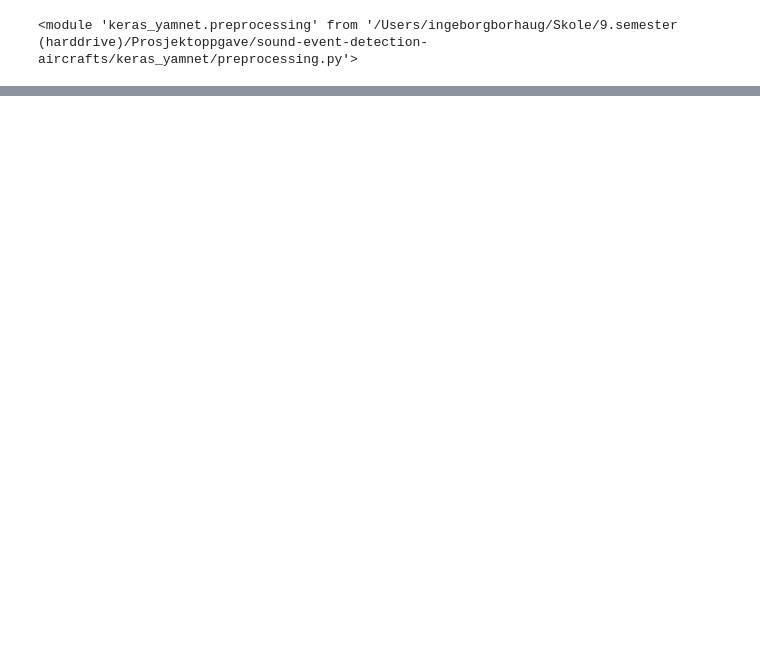
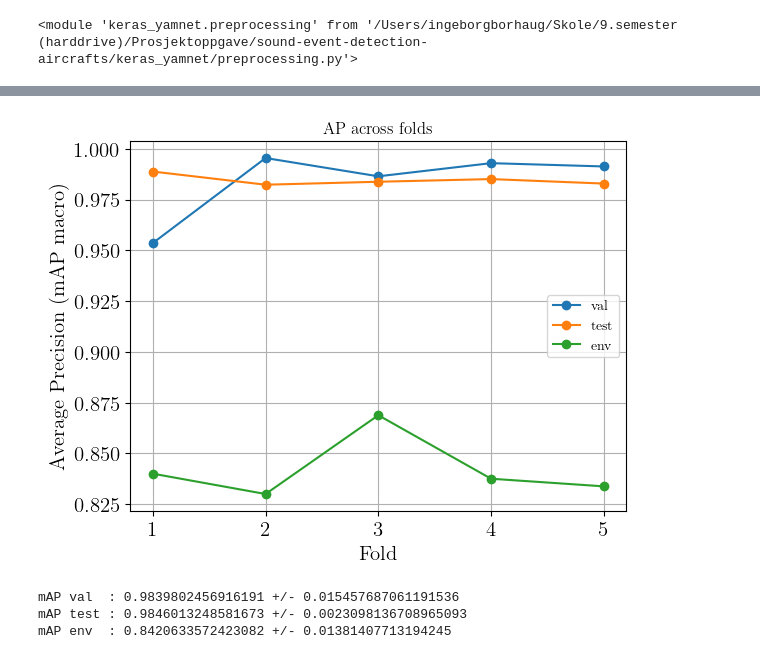
Before and after one commit to ingeborgborhaug/sound-event-detection-aircrafts, a Jupyter notebook: train.ipynb, the cells around one changed output, grey strips where cells are left out. Drawn from its saved outputs; the diff is of its cells as text; code cells hidden in the pictures; blank space fills up the shorter version.

```diff
--- a/train.ipynb
+++ b/train.ipynb
@@ -607,8 +451,0 @@ Saved loss plot in vector PDF: history/20251212-162657/loss_plot.pdf
-# %%
-# Load model
-
-path = "history/20251211-103901/modified_model_15.pt"
-device, _ = get_device()
-synthetic_data_folder = "dataset/synthetic_data/part1"
-
-model = torch.load(path, map_location=device, weights_only=False)
@@ -675,0 +562,19 @@ Segment-based (Test set)
+# %%
+# Remove fold 0 samples
+if folds_train is not None:
+    initial_count = len(X_train)
+    keep_idx = folds_train != 0
+    num_removed = np.sum(~keep_idx)
+    num_kept = np.sum(keep_idx)
+    percent_removed = (num_removed / initial_count) * 100
+
+    X_train = X_train[keep_idx]
+    y_train = y_train[keep_idx]
+    folds_train = folds_train[keep_idx]
+
+    print(f"Removed {num_removed} samples with fold=0 ({percent_removed:.1f}%)")
+    print(f"Remaining samples: {num_kept}")
+    print(f"New X_train shape: {X_train.shape}")
+    print(f"New unique folds: {np.unique(folds_train)}")
+else:
+    print("No fold information available, skipping fold 0 removal")
@@ -675,0 +684,22 @@ Segment-based (Test set)
+# %%
+folds = np.arange(1, len(ap_scores_test) + 1)
+
+plt.figure()
+plt.plot(folds, ap_scores_val, marker="o")
+plt.plot(folds, ap_scores_test, marker="o")
+plt.plot(folds, ap_scores_env, marker="o")
+plt.xlabel("Fold")
+plt.ylabel("Average Precision (mAP macro)")
+plt.title("AP across folds")
+plt.legend(["val", "test", "env"])
+plt.grid(True)
+plt.show()
+
+print("mAP val  :", np.mean(ap_scores_val),  "+/-", np.std(ap_scores_val))
+print("mAP test :", np.mean(ap_scores_test), "+/-", np.std(ap_scores_test))
+print("mAP env  :", np.mean(ap_scores_env),  "+/-", np.std(ap_scores_env))
+# %% [output]
+[figure, added]
+mAP val  : 0.9839802456916191 +/- 0.015457687061191536
+mAP test : 0.9846013248581673 +/- 0.0023098136708965093
+mAP env  : 0.8420633572423082 +/- 0.01381407713194245
```
Also changed, not shown: parts of 17 cells of this notebook, 5 other files.
